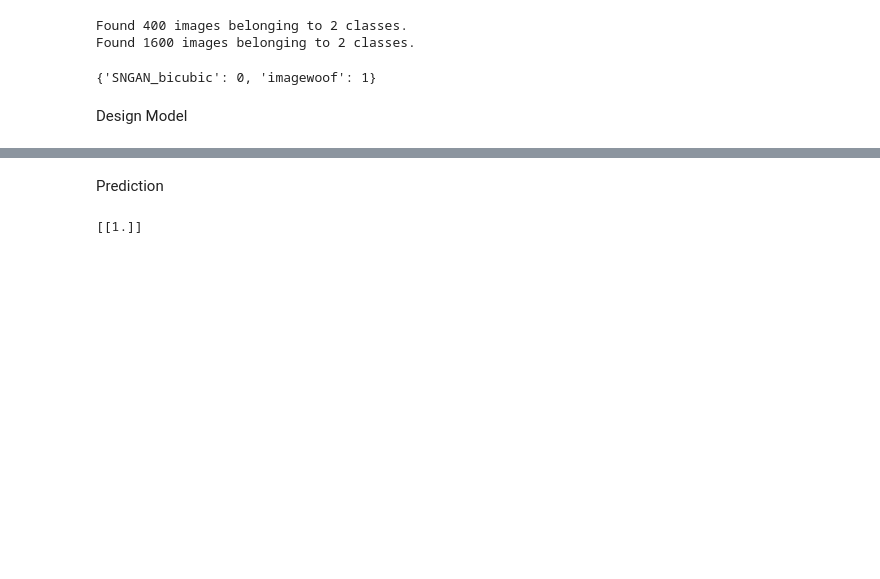
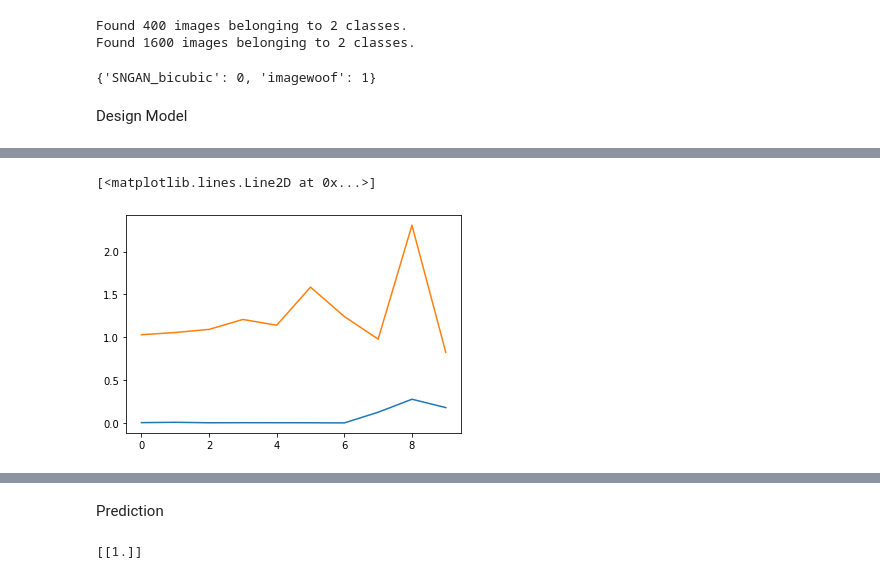
Before and after one commit to nayansavaliya/fakeImageDetection, a Jupyter notebook: src/SNGAN_Bicubic.ipynb, the cells around one changed output, grey strips where cells are left out. Cells and saved outputs as stored; diff of their text form; code cells hidden in the pictures; blank space fills up the shorter version.

```diff
--- a/src/SNGAN_Bicubic.ipynb
+++ b/src/SNGAN_Bicubic.ipynb
@@ -86,0 +105,15 @@ Epoch 15/15
+# %%
+# visualizing losses and accuracy
+# print(history.history)
+train_loss = history.history['loss']
+val_loss   = history.history['val_loss']
+train_acc  = history.history['accuracy']
+val_acc    = history.history['val_accuracy']
+xc         = range(10)
+
+plt.figure()
+plt.plot(xc, train_loss)
+plt.plot(xc, val_loss)
+# %% [output]
+[<matplotlib.lines.Line2D at 0x...>]
+[figure, added]
```
Also changed, not shown: parts of 6 cells of this notebook.
